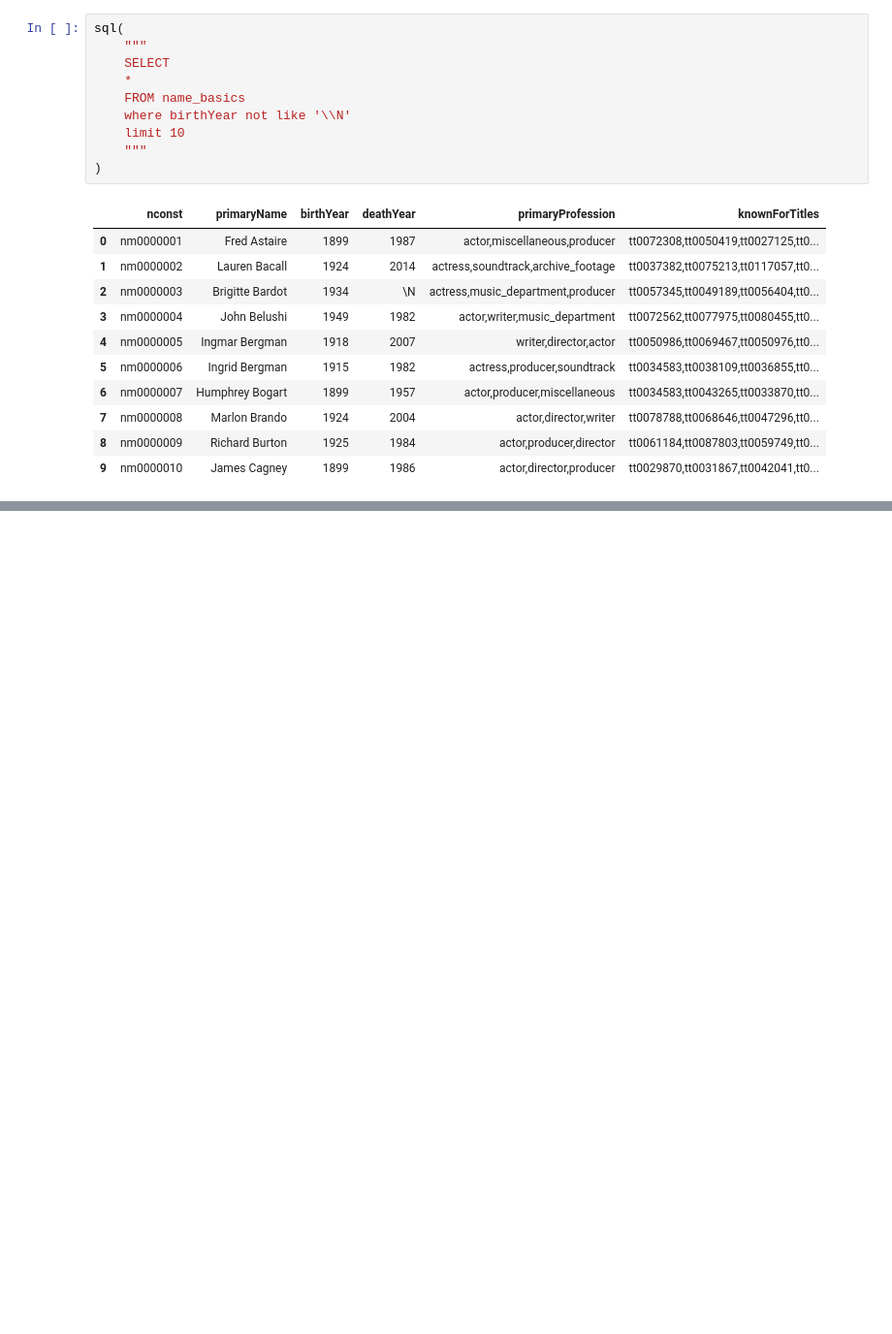
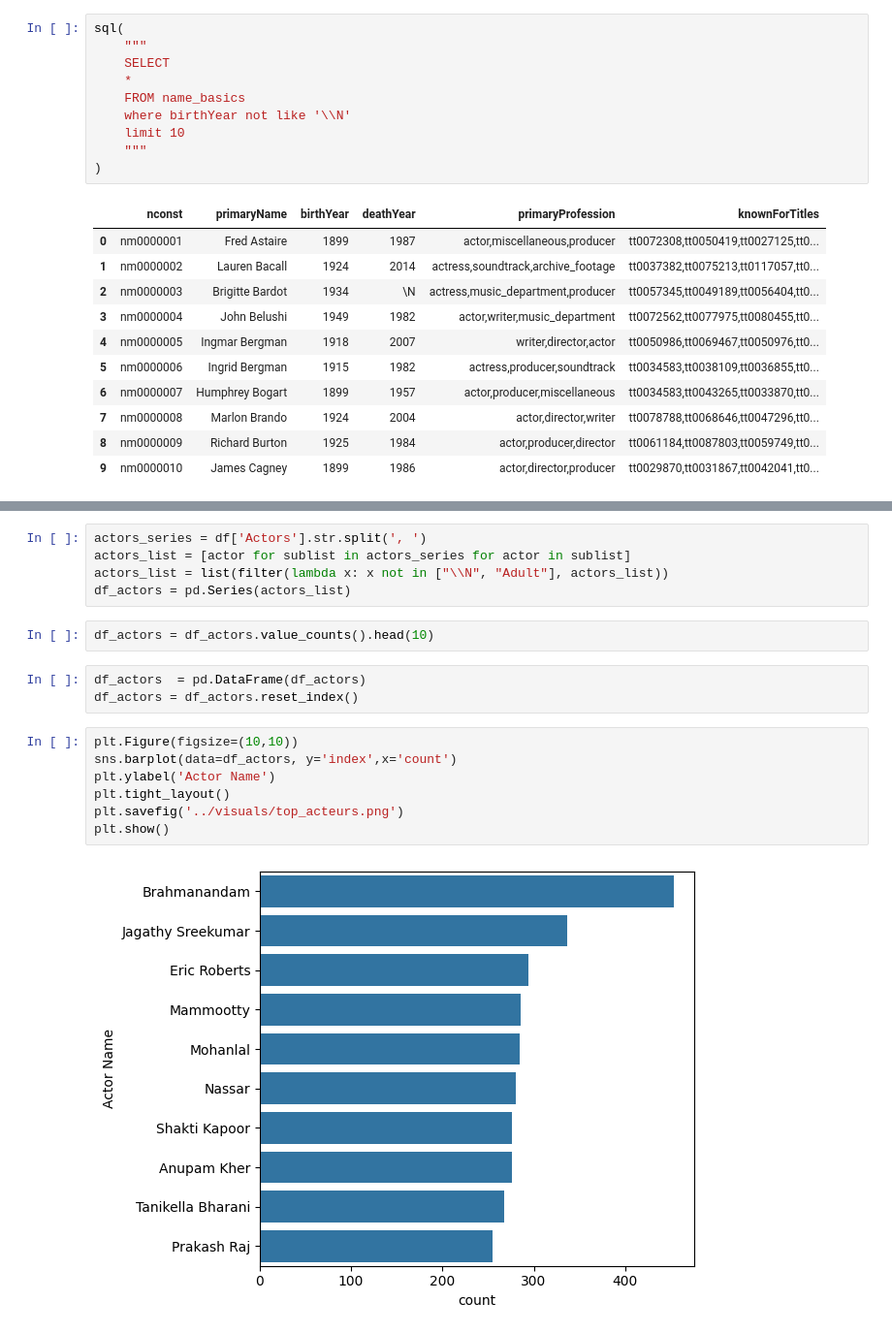
Before and after one commit to Jean-Patrick-Alcolea/Projet-2, a Jupyter notebook: notebooks/creation_visuals_jp.ipynb, the cells around one changed output, grey strips where cells are left out. Shown at 97% size. Drawn from its saved outputs; the diff is of its cells as text; blank space fills up the shorter version.

Commit message:
top acteurs

```diff
--- a/notebooks/creation_visuals_jp.ipynb
+++ b/notebooks/creation_visuals_jp.ipynb
@@ -177,0 +127,19 @@ sql("""
+# %%
+actors_series = df['Actors'].str.split(', ')
+actors_list = [actor for sublist in actors_series for actor in sublist]
+actors_list = list(filter(lambda x: x not in ["\\N", "Adult"], actors_list))
+df_actors = pd.Series(actors_list)
+# %%
+df_actors = df_actors.value_counts().head(10)
+# %%
+df_actors  = pd.DataFrame(df_actors)
+df_actors = df_actors.reset_index()
+# %%
+plt.Figure(figsize=(10,10))
+sns.barplot(data=df_actors, y='index',x='count')
+plt.ylabel('Actor Name')
+plt.tight_layout()
+plt.savefig('../visuals/top_acteurs.png')
+plt.show()
+# %% [output]
+[figure, added]
```
Also changed, not shown: parts of 4 cells of this notebook, 1 other file.
